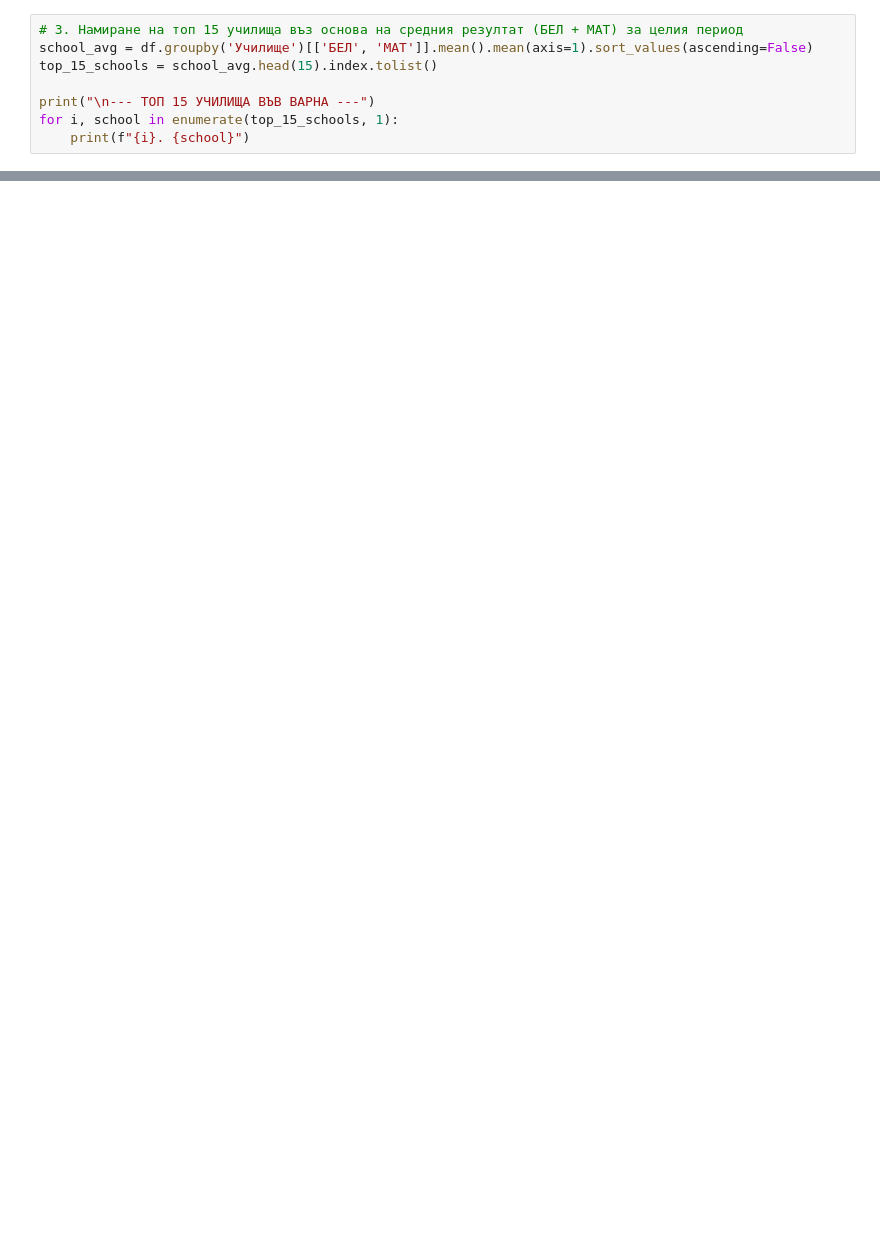
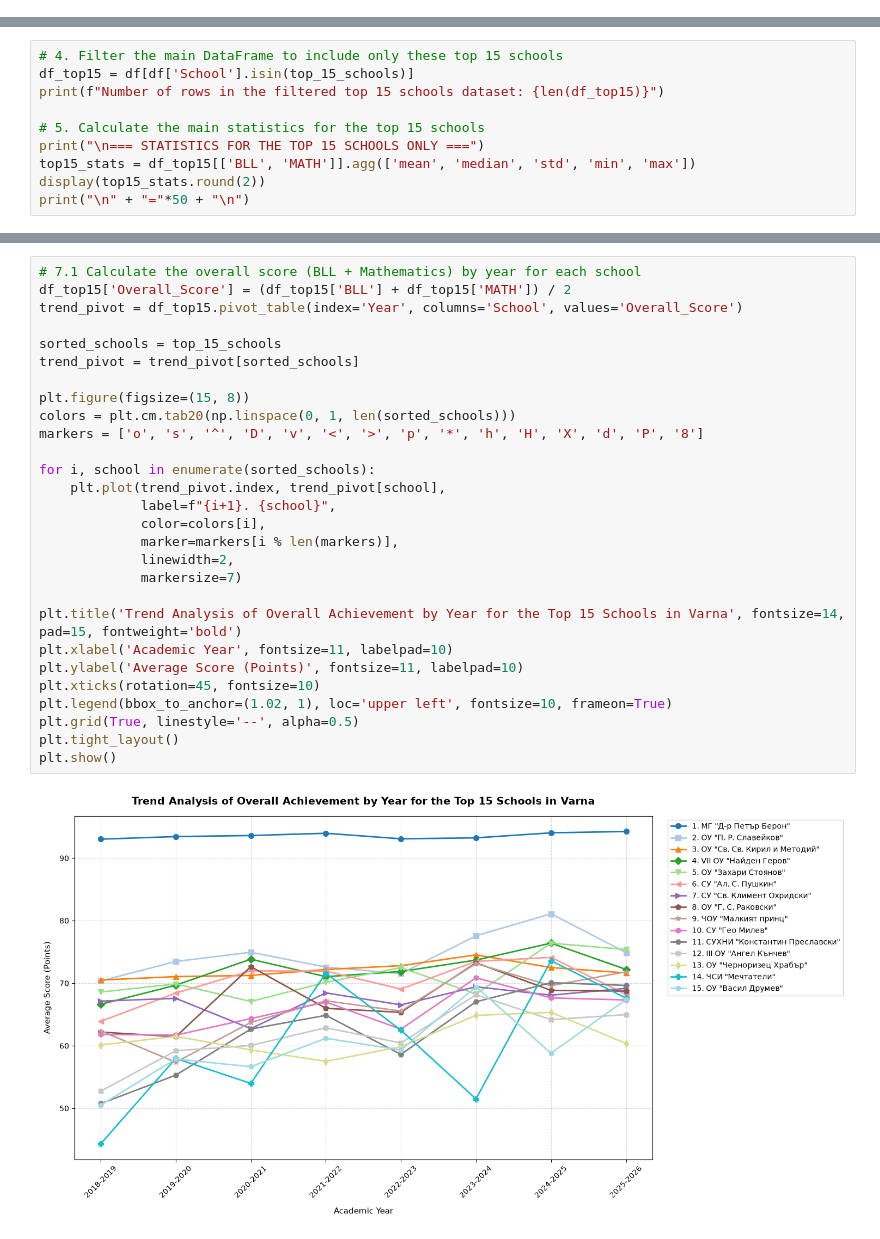
Before and after one commit to MariaDimitrova29/Math-concepts-Exam-project, a Jupyter notebook: varna_schools_analysis.ipynb, the cells around one changed output, grey strips where cells are left out. Drawn from its saved outputs; the diff is of its cells as text; blank space fills up the shorter version.

Commit message:
Remove images, fix data headers and fine-tune the notebook

```diff
--- a/varna_schools_analysis.ipynb
+++ b/varna_schools_analysis.ipynb
@@ -37,8 +0,0 @@ print("\n" + "="*50 + "\n")
-# %%
-# 3. Намиране на топ 15 училища въз основа на средния резултат (БЕЛ + МАТ) за целия период
-school_avg = df.groupby('Училище')[['БЕЛ', 'МАТ']].mean().mean(axis=1).sort_values(ascending=False)
-top_15_schools = school_avg.head(15).index.tolist()
-
-print("\n--- ТОП 15 УЧИЛИЩА ВЪВ ВАРНА ---")
-for i, school in enumerate(top_15_schools, 1):
-    print(f"{i}. {school}")
@@ -681,0 +110,10 @@ display(ratio_df)
+# %%
+# 4. Filter the main DataFrame to include only these top 15 schools
+df_top15 = df[df['School'].isin(top_15_schools)]
+print(f"Number of rows in the filtered top 15 schools dataset: {len(df_top15)}")
+
+# 5. Calculate the main statistics for the top 15 schools
+print("\n=== STATISTICS FOR THE TOP 15 SCHOOLS ONLY ===")
+top15_stats = df_top15[['BLL', 'MATH']].agg(['mean', 'median', 'std', 'min', 'max'])
+display(top15_stats.round(2))
+print("\n" + "="*50 + "\n")
@@ -681,0 +199,30 @@ display(ratio_df)
+# %%
+# 7.1 Calculate the overall score (BLL + Mathematics) by year for each school
+df_top15['Overall_Score'] = (df_top15['BLL'] + df_top15['MATH']) / 2
+trend_pivot = df_top15.pivot_table(index='Year', columns='School', values='Overall_Score')
+
+sorted_schools = top_15_schools
+trend_pivot = trend_pivot[sorted_schools]
+
+plt.figure(figsize=(15, 8))
+colors = plt.cm.tab20(np.linspace(0, 1, len(sorted_schools)))
+markers = ['o', 's', '^', 'D', 'v', '<', '>', 'p', '*', 'h', 'H', 'X', 'd', 'P', '8']
+
+for i, school in enumerate(sorted_schools):
+    plt.plot(trend_pivot.index, trend_pivot[school],
+             label=f"{i+1}. {school}",
+             color=colors[i],
+             marker=markers[i % len(markers)],
+             linewidth=2,
+             markersize=7)
+
+plt.title('Trend Analysis of Overall Achievement by Year for the Top 15 Schools in Varna', fontsize=14, pad=15, fontweight='bold')
+plt.xlabel('Academic Year', fontsize=11, labelpad=10)
+plt.ylabel('Average Score (Points)', fontsize=11, labelpad=10)
+plt.xticks(rotation=45, fontsize=10)
+plt.legend(bbox_to_anchor=(1.02, 1), loc='upper left', fontsize=10, frameon=True)
+plt.grid(True, linestyle='--', alpha=0.5)
+plt.tight_layout()
+plt.show()
+# %% [output]
+[figure, added]
```
Also changed, not shown: parts of 79 cells of this notebook, 6 other files.
